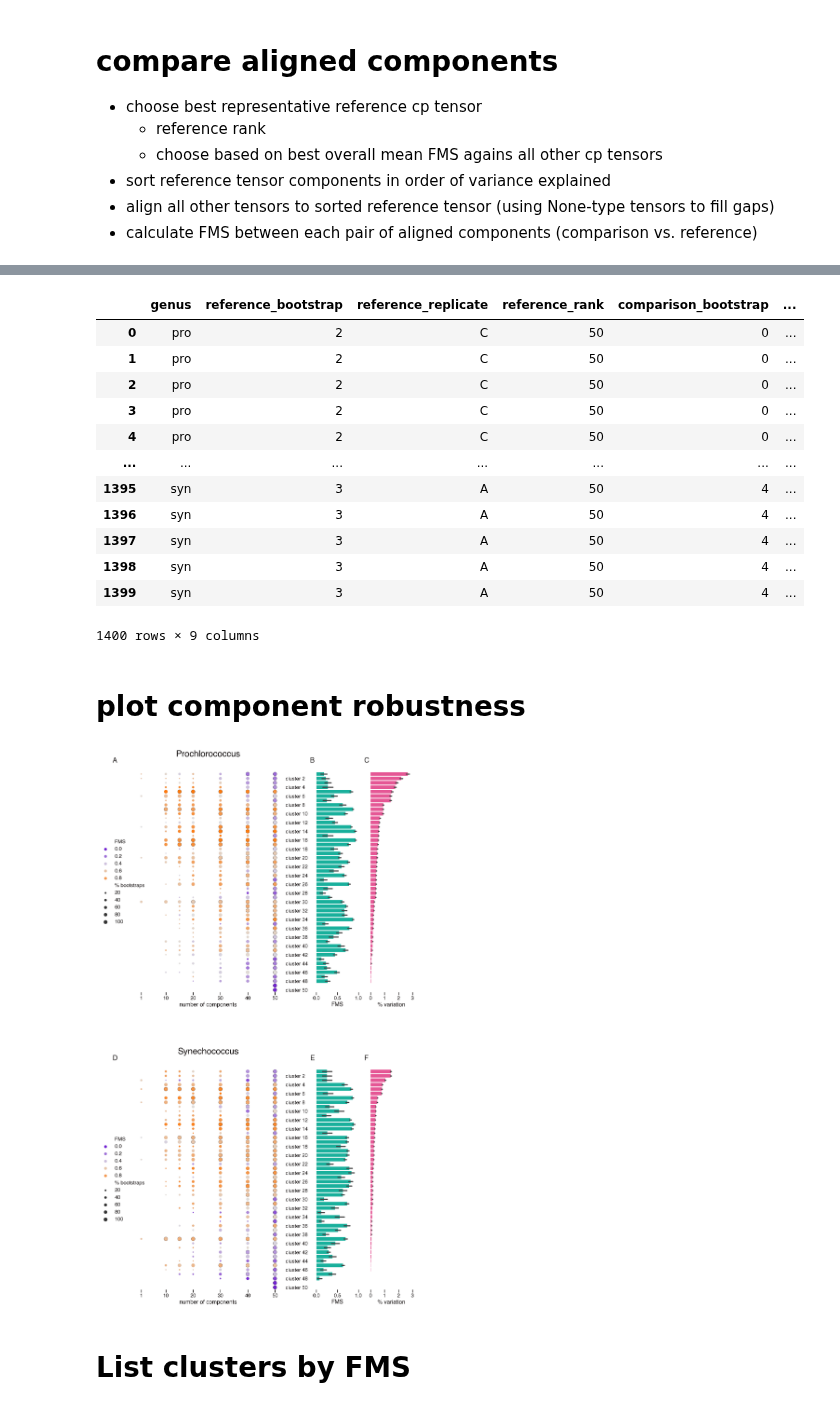
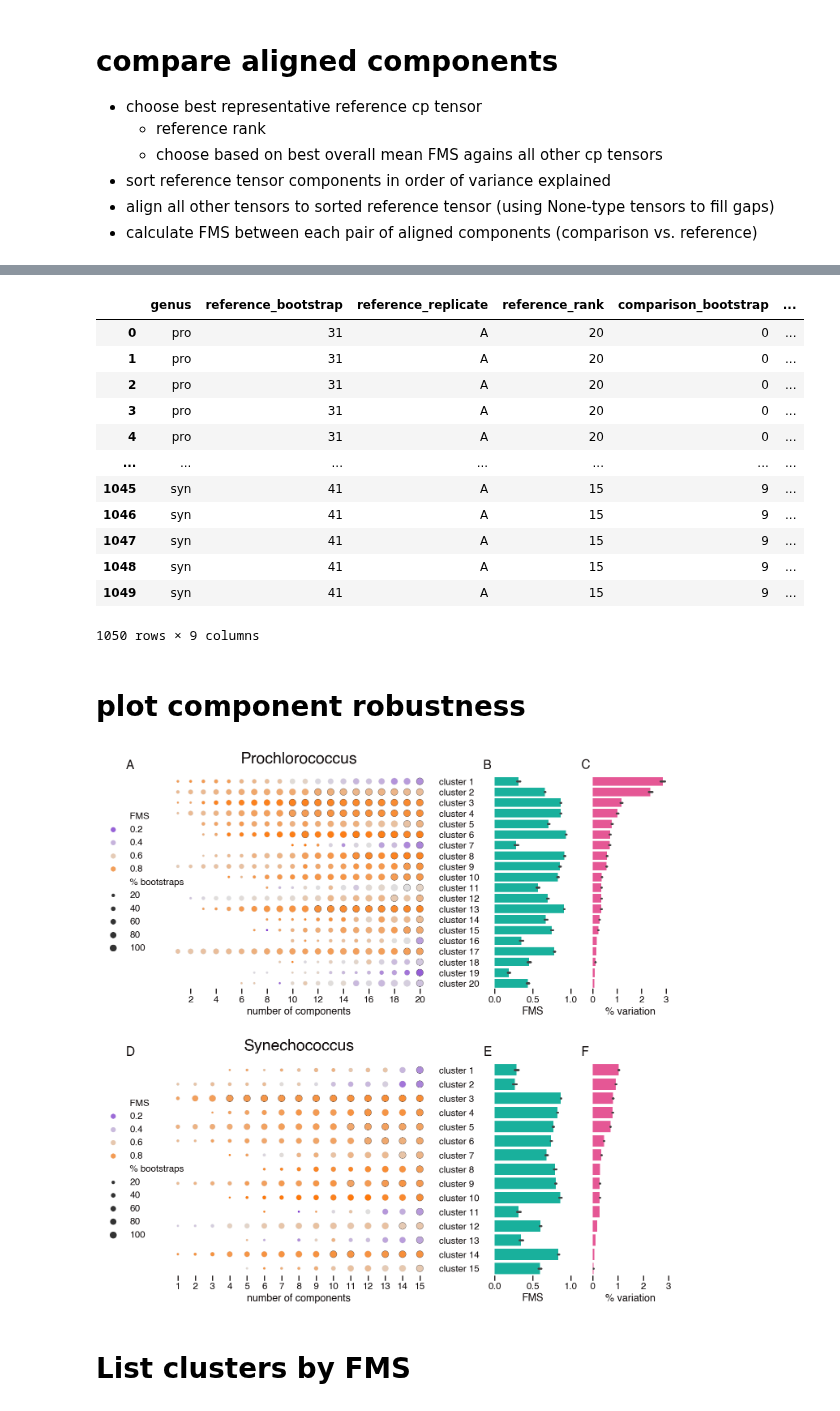
Before and after one commit to blasks/barnacle-manuscript, a Jupyter notebook: development/batch-correction/notebooks/component-robustness.ipynb, the cells around one changed output, grey strips where cells are left out. Drawn from its saved outputs; the diff is of its cells as text; code cells hidden in the pictures.

```diff
--- a/development/batch-correction/notebooks/component-robustness.ipynb
+++ b/development/batch-correction/notebooks/component-robustness.ipynb
@@ -264,10 +268,12 @@ aligned_cps['syn']['A'][10][0]
 # find best representative reference cp tensor for each genus
 
 results = []
-for cyano, ref_rep, ref_boot in list(itertools.product(['pro', 'syn'], replicates, bootstraps)):
+for cyano, ref_rep, ref_boot in list(itertools.product(['pro', 'syn'], replicates, ref_boots)):
     ref_rank = ranks[cyano]['ref']
     reference_cp = aligned_cps[cyano][ref_rep][ref_rank][ref_boot]
-    for comp_rep, comp_rank, comp_boot in list(itertools.product(replicates, ranks[cyano]['comp'], bootstraps)):
+#     for comp_rep, comp_rank, comp_boot in list(itertools.product(replicates, ranks[cyano]['comp'], comp_boots)):
+    for comp_rep, comp_boot in list(itertools.product(replicates, ref_boots)):
+        comp_rank = ranks[cyano]['ref']
         # no point in comparing to self
         if ref_rep == comp_rep and ref_rank == comp_rank and ref_boot == comp_boot:
             continue
@@ -332,10 +338,11 @@ for cyano in ['pro', 'syn']:
     # separate out components
     ref_components = SparseCPTensor(reference_cp).get_components()
     # iterate through all cp tensors to be compared
-    for comp_rep, comp_rank, comp_boot in list(itertools.product(replicates, ranks[cyano]['comp'], bootstraps)):
-        # no point in comparing to self
-        if ref_rep == comp_rep and ref_rank == comp_rank and ref_boot == comp_boot:
-            continue
+    for comp_rep, comp_rank, comp_boot in list(itertools.product(replicates, ranks[cyano]['comp'], ref_boots)):
+        if comp_boot not in comp_boots and ref_rank != comp_rank:
+            continue    # only look at bootstraps beyond comparison bootstraps if they are reference rank
+        elif ref_rep == comp_rep and ref_rank == comp_rank and ref_boot == comp_boot:
+            continue    # no point in comparing to self
         # re-align comparison cp to the reference cp
         comparison_cp = tlviz.factor_tools.permute_cp_tensor(
             aligned_cps[cyano][comp_rep][comp_rank][comp_boot],
@@ -400,7 +407,7 @@ for cyano in ['pro', 'syn']:
     # separate out components
     ref_components = SparseCPTensor(reference_cp).get_components()
     # iterate through all cp tensors to be compared
-    for comp_rep, comp_boot in list(itertools.product(replicates, bootstraps)):
+    for comp_rep, comp_boot in list(itertools.product(replicates, comp_boots)):
         # no point in comparing to self
         if ref_rep == comp_rep and ref_boot == comp_boot:
             continue
@@ -437,18 +444,18 @@ var_df = pd.DataFrame(results)
 var_df
 # %% [output]
 |  | genus | reference_bootstrap | reference_replicate | reference_rank | comparison_bootstrap | ... |
-| 0 | pro | 2 | C | 50 | 0 | ... |
-| 1 | pro | 2 | C | 50 | 0 | ... |
-| 2 | pro | 2 | C | 50 | 0 | ... |
-| 3 | pro | 2 | C | 50 | 0 | ... |
-| 4 | pro | 2 | C | 50 | 0 | ... |
+| 0 | pro | 31 | A | 20 | 0 | ... |
+| 1 | pro | 31 | A | 20 | 0 | ... |
+| 2 | pro | 31 | A | 20 | 0 | ... |
+| 3 | pro | 31 | A | 20 | 0 | ... |
+| 4 | pro | 31 | A | 20 | 0 | ... |
 | ... | ... | ... | ... | ... | ... | ... |
-| 1395 | syn | 3 | A | 50 | 4 | ... |
-| 1396 | syn | 3 | A | 50 | 4 | ... |
-| 1397 | syn | 3 | A | 50 | 4 | ... |
-| 1398 | syn | 3 | A | 50 | 4 | ... |
-| 1399 | syn | 3 | A | 50 | 4 | ... |
+| 1045 | syn | 41 | A | 15 | 9 | ... |
+| 1046 | syn | 41 | A | 15 | 9 | ... |
+| 1047 | syn | 41 | A | 15 | 9 | ... |
+| 1048 | syn | 41 | A | 15 | 9 | ... |
+| 1049 | syn | 41 | A | 15 | 9 | ... |
-1400 rows × 9 columns
+1050 rows × 9 columns
 # %% [markdown]
 # plot component robustness
 # %%
@@ -456,7 +463,7 @@ var_df
 
 # make multiple plots sub
 fig, axes = plt.subplots(
-    2, 4, figsize=(16, 30), sharey=True, width_ratios=(7, .5, 2, 2), gridspec_kw={'hspace': 0.35}
+    2, 4, figsize=(16, 16), sharey='row', width_ratios=(7, .5, 2, 2), gridspec_kw={'hspace': 0.35}
 )
 annotations = {0: 'A', 2: 'B', 3: 'C', 4: 'D', 6: 'E', 7: 'F'}
 annot_kws = dict(
@@ -473,9 +480,8 @@ for row, cyano in enumerate(['pro', 'syn']):
         bootstrap_count = ('fms', 'count')
     ).reset_index()
     # calculate bootstrap percentage
-    n_bootstraps = len(bootstraps) * 3
-    df['total_bootstraps'] = n_bootstraps
-    df.loc[df['comparison_rank'] == ranks[cyano]['ref'], 'total_bootstraps'] = n_bootstraps - 1
+    df['total_bootstraps'] = len(comp_boots) * 3
+    df.loc[df['comparison_rank'] == ranks[cyano]['ref'], 'total_bootstraps'] = (len(ref_boots) * 3) - 1
     df['% bootstraps'] = df['bootstrap_count'] / df['total_bootstraps'] * 100
     df['all bootstraps'] = df['% bootstraps'] == 100
 
@@ -505,8 +511,12 @@ for row, cyano in enumerate(['pro', 'syn']):
         legend='brief',
         ax=axes[row][i]
     );
-    axes[row][i].set(xlabel='number of components', xticks=[1, 10, 20, 30, 40, 50], ylabel=None)
     axes[row][i].legend(loc='center right', alignment='right', bbox_to_anchor=(0.1, 0.5));
+    if cyano == 'pro':
+        axes[row][i].set(xlabel='number of components', xticks=[2, 4, 6, 8, 10, 12, 14, 16, 18, 20], ylabel=None)
+    elif cyano == 'syn':
+        axes[row][i].set(xlabel='number of components', xticks=[1, 2, 3, 4, 5, 6, 7, 8, 9, 10, 11, 12, 13, 14, 15],
+                         ylabel=None)
 
     # skip axis for label space
     i = 1
@@ -519,36 +529,43 @@ for row, cyano in enumerate(['pro', 'syn']):
         data=comp_stats_df,
         x='fms',
         y='comparison_component',
         errorbar='se',
         orient='h',
         color=sns.color_palette()[2],
         ax=axes[row][i]
     );
     axes[row][i].set(xlabel='FMS', xticks=[0, .5, 1], ylabel=None);
     axes[row][i].tick_params(left=False)
 
     # plot % variance explained
     i = 3
     axes[row][i].annotate(annotations[row*4+i], **annot_kws)
     sns.barplot(
         data=var_df[var_df['genus'] == cyano],
         x='explained_variation',
         y='comparison_component',
         errorbar='se',
         orient='h',
         color=sns.color_palette()[3],
         ax=axes[row][i]
     );
-    axes[row][i].set(xlabel='% variation', xticks=[0, 1.0, 2.0, 3.0], ylabel=None)
     axes[row][i].tick_params(left=False)
+    axes[row][i].set(xlabel='% variation', xticks=[0, 1, 2, 3], ylabel=None)
+#     if cyano == 'pro':
+#         axes[row][i].set(xlabel='% variation', xticks=[0, 1, 2, 3], ylabel=None)
+#     elif cyano == 'syn':
+#         axes[row][i].set(xlabel='% variation', xticks=[0, 0.5, 1.0, 1.5], ylabel=None)
 
     # set cluster labels
     axes[row][0].tick_params(left=False, right=False, labelleft=False, labelright=True)
-    axes[row][0].set_yticks(np.arange(1, 51, 2), [f'cluster {i+1}' for i in np.arange(1, 51, 2)]);
+    if cyano == 'pro':
+        axes[row][0].set_yticks(np.arange(20), [f'cluster {i+1}' for i in np.arange(20)]);
+    elif cyano == 'syn':
+        axes[row][0].set_yticks(np.arange(15), [f'cluster {i+1}' for i in np.arange(15)]);
 
 plt.savefig(outdir / 'component-robustness.png', bbox_inches='tight')
 # %% [output]
-[figure, old version]
+[figure, new version]
 # %% [markdown]
 # List clusters by FMS
 # %%
```
Also changed, not shown: parts of 8 cells of this notebook, 2 other files.
